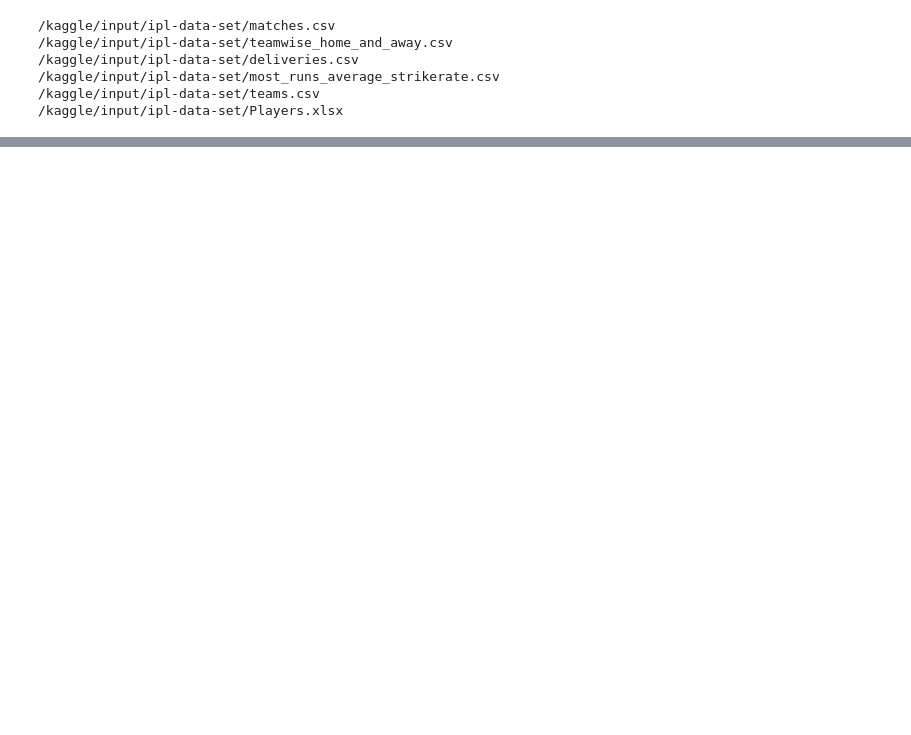
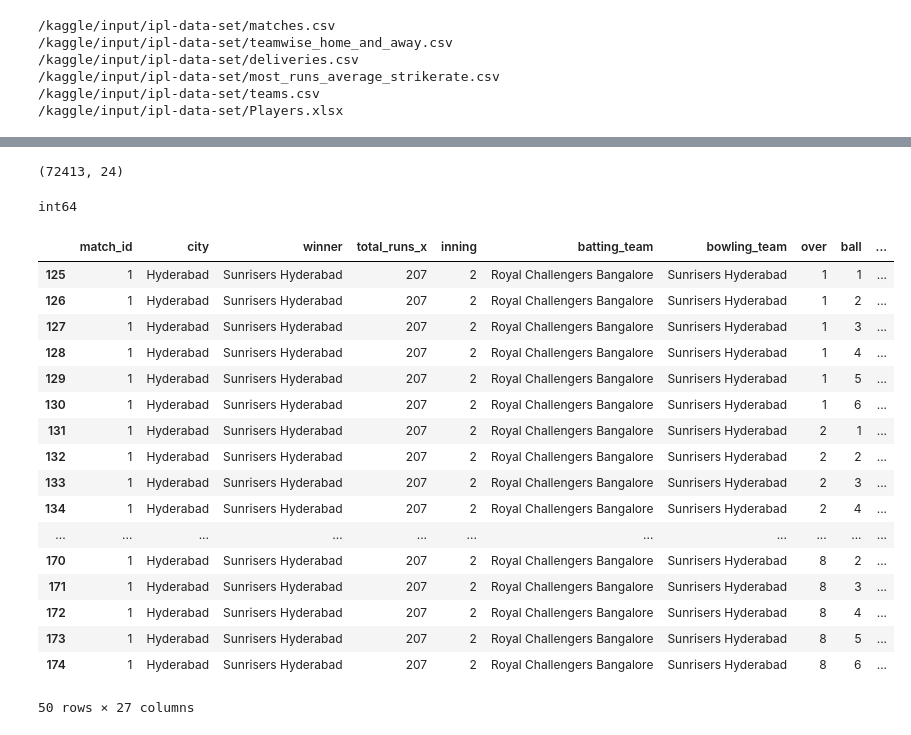
Before and after one commit to Pavan7248/EDA, a Jupyter notebook: bca-winner-prediction.ipynb, the cells around one changed output, grey strips where cells are left out. Cells and saved outputs as stored; diff of their text form; code cells hidden in the pictures; blank space fills up the shorter version.

Commit message:
Kaggle Notebook | BCA-Winner Prediction | Version 4

```diff
--- a/bca-winner-prediction.ipynb
+++ b/bca-winner-prediction.ipynb
@@ -51,0 +182,2 @@ matches.sample(4)
+# %%
+deliveries = deliveries[deliveries['inning'] == 2]
@@ -51,0 +194,4 @@ matches.sample(4)
+# %%
+deliveries.shape
+# %% [output]
+(72413, 24)
@@ -51,0 +200,43 @@ matches.sample(4)
+# %%
+#deliveries['current_score'] = deliveries.groupby('match_id').cumsum()['total_runs_y']
+
+# Check the data type of 'total_runs_y'
+print(deliveries['total_runs_y'].dtype)
+
+# Convert 'total_runs_y' to numeric if necessary
+deliveries['total_runs_y'] = pd.to_numeric(deliveries['total_runs_y'], errors='coerce')
+
+# Handle any missing values (NaNs)
+deliveries['total_runs_y'] = deliveries['total_runs_y'].fillna(0)
+
+# Compute the cumulative sum by 'match_id'
+deliveries['current_score'] = deliveries.groupby('match_id')['total_runs_y'].cumsum()
+# %% [output]
+int64
+# %%
+deliveries['runs_left'] = deliveries['total_runs_x'] - deliveries['current_score']
+# %%
+# over - 2, ball - 1 --> 7
+deliveries['balls_left'] = 120 - ((deliveries['over'] - 1)* 6 + deliveries['ball'])
+# %%
+delivery_df = deliveries
+delivery_df.head(50)
+# %% [output]
+|  | match_id | city | winner | total_runs_x | inning | batting_team | bowling_team | over | ball | ... |
+| 125 | 1 | Hyderabad | Sunrisers Hyderabad | 207 | 2 | Royal Challengers Bangalore | Sunrisers Hyderabad | 1 | 1 | ... |
+| 126 | 1 | Hyderabad | Sunrisers Hyderabad | 207 | 2 | Royal Challengers Bangalore | Sunrisers Hyderabad | 1 | 2 | ... |
+| 127 | 1 | Hyderabad | Sunrisers Hyderabad | 207 | 2 | Royal Challengers Bangalore | Sunrisers Hyderabad | 1 | 3 | ... |
+| 128 | 1 | Hyderabad | Sunrisers Hyderabad | 207 | 2 | Royal Challengers Bangalore | Sunrisers Hyderabad | 1 | 4 | ... |
+| 129 | 1 | Hyderabad | Sunrisers Hyderabad | 207 | 2 | Royal Challengers Bangalore | Sunrisers Hyderabad | 1 | 5 | ... |
+| 130 | 1 | Hyderabad | Sunrisers Hyderabad | 207 | 2 | Royal Challengers Bangalore | Sunrisers Hyderabad | 1 | 6 | ... |
+| 131 | 1 | Hyderabad | Sunrisers Hyderabad | 207 | 2 | Royal Challengers Bangalore | Sunrisers Hyderabad | 2 | 1 | ... |
+| 132 | 1 | Hyderabad | Sunrisers Hyderabad | 207 | 2 | Royal Challengers Bangalore | Sunrisers Hyderabad | 2 | 2 | ... |
+| 133 | 1 | Hyderabad | Sunrisers Hyderabad | 207 | 2 | Royal Challengers Bangalore | Sunrisers Hyderabad | 2 | 3 | ... |
+| 134 | 1 | Hyderabad | Sunrisers Hyderabad | 207 | 2 | Royal Challengers Bangalore | Sunrisers Hyderabad | 2 | 4 | ... |
+| ... | ... | ... | ... | ... | ... | ... | ... | ... | ... | ... |
+| 170 | 1 | Hyderabad | Sunrisers Hyderabad | 207 | 2 | Royal Challengers Bangalore | Sunrisers Hyderabad | 8 | 2 | ... |
+| 171 | 1 | Hyderabad | Sunrisers Hyderabad | 207 | 2 | Royal Challengers Bangalore | Sunrisers Hyderabad | 8 | 3 | ... |
+| 172 | 1 | Hyderabad | Sunrisers Hyderabad | 207 | 2 | Royal Challengers Bangalore | Sunrisers Hyderabad | 8 | 4 | ... |
+| 173 | 1 | Hyderabad | Sunrisers Hyderabad | 207 | 2 | Royal Challengers Bangalore | Sunrisers Hyderabad | 8 | 5 | ... |
+| 174 | 1 | Hyderabad | Sunrisers Hyderabad | 207 | 2 | Royal Challengers Bangalore | Sunrisers Hyderabad | 8 | 6 | ... |
+50 rows × 27 columns
```
Also changed, not shown: parts of 23 cells of this notebook.
